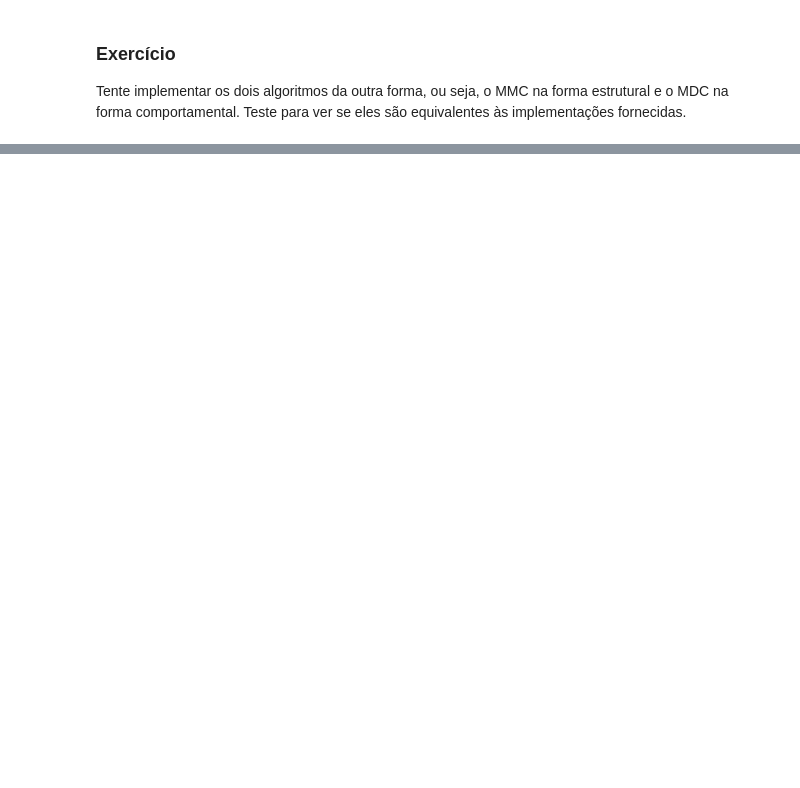
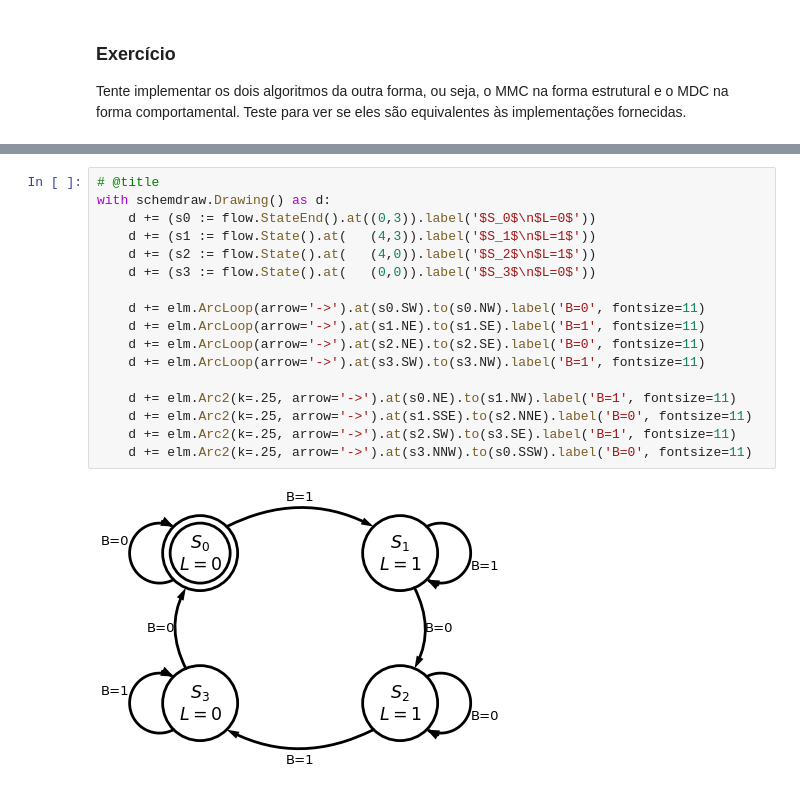
Before and after one commit to menotti/ld, a Jupyter notebook: Livro.ipynb, the cells around one changed output, grey strips where cells are left out. Saved outputs shown, nothing was run; the diff lists cells and outputs as text; blank space fills up the shorter version.

```diff
--- a/Livro.ipynb
+++ b/Livro.ipynb
@@ -3165,0 +3654,19 @@ digraph G {
+# %%
+# @title
+with schemdraw.Drawing() as d:
+    d += (s0 := flow.StateEnd().at((0,3)).label('$S_0$\n$L=0$'))
+    d += (s1 := flow.State().at(   (4,3)).label('$S_1$\n$L=1$'))
+    d += (s2 := flow.State().at(   (4,0)).label('$S_2$\n$L=1$'))
+    d += (s3 := flow.State().at(   (0,0)).label('$S_3$\n$L=0$'))
+
+    d += elm.ArcLoop(arrow='->').at(s0.SW).to(s0.NW).label('B=0', fontsize=11)
+    d += elm.ArcLoop(arrow='->').at(s1.NE).to(s1.SE).label('B=1', fontsize=11)
+    d += elm.ArcLoop(arrow='->').at(s2.NE).to(s2.SE).label('B=0', fontsize=11)
+    d += elm.ArcLoop(arrow='->').at(s3.SW).to(s3.NW).label('B=1', fontsize=11)
+
+    d += elm.Arc2(k=.25, arrow='->').at(s0.NE).to(s1.NW).label('B=1', fontsize=11)
+    d += elm.Arc2(k=.25, arrow='->').at(s1.SSE).to(s2.NNE).label('B=0', fontsize=11)
+    d += elm.Arc2(k=.25, arrow='->').at(s2.SW).to(s3.SE).label('B=1', fontsize=11)
+    d += elm.Arc2(k=.25, arrow='->').at(s3.NNW).to(s0.SSW).label('B=0', fontsize=11)
+# %% [output]
+[figure, added]
```
Also changed, not shown: parts of 147 cells of this notebook.
